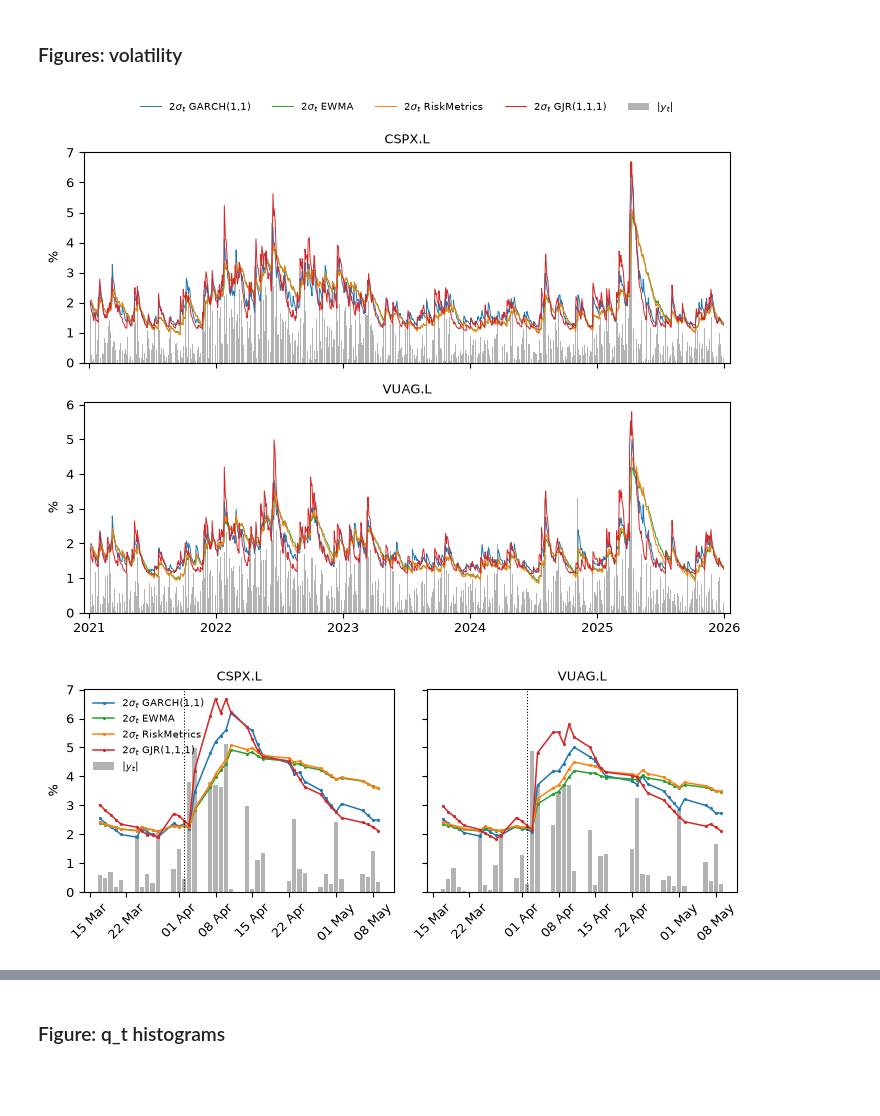
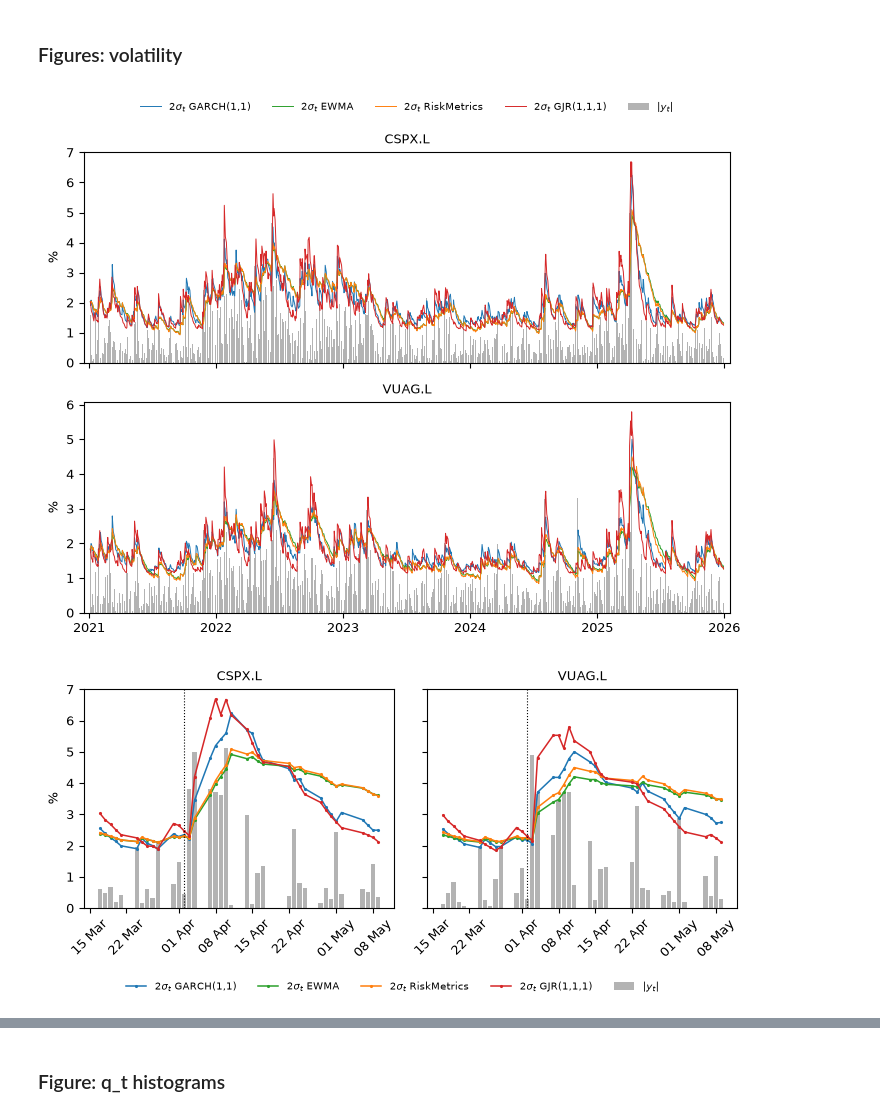
Before and after one commit to asa469/EQF-Assignment-2, a Jupyter notebook: EQF Assignment 2 (9-10 change).ipynb, the cells around one changed output, grey strips where cells are left out. Saved outputs shown, nothing was run; the diff lists cells and outputs as text; code cells hidden in the pictures; blank space fills up the shorter version.

```diff
--- a/EQF Assignment 2 (9-10 change).ipynb
+++ b/EQF Assignment 2 (9-10 change).ipynb
@@ -429,0 +476,8 @@ write("tab_grid_top.tex", "\n".join(lines))
+# %%
+for a in assets:
+    r = results[a]
+    small, big = r["grid"][r["best"]], r["grid"][r["best_aic"]]
+    lr = 2 * (big["loglik"] - small["loglik"])
+    df = big["k"] - small["k"]
+    print(f"{a}: {gjr_name(r['best'])} vs {gjr_name(r['best_aic'])}: LR = {lr:.2f}, df = {df}, "
+          f"p = {stats.chi2.sf(lr, df):.3f}")
@@ -436,7 +493,10 @@ lines = []
 for a in assets:
     r = results[a]
     models = {**r["base"], "GJR": r["grid"][r["best"]], "GJR-t": r["t"]}
-    names = ["GARCH(1,1)", "EWMA", "RiskMetrics", gjr_name(r["best"]), gjr_name(r["best"]) + "-$t$"]
+    # dagger: alpha_1 estimated on the boundary (0), so the standard errors in that column are unreliable
+    dag = lambda m: r"$^\dagger$" if m["theta"][2] < 1e-4 else ""
+    names = ["GARCH(1,1)", "EWMA", "RiskMetrics", gjr_name(r["best"]) + dag(models["GJR"]),
+             gjr_name(r["best"]) + "-$t$" + dag(models["GJR-t"])]
     used = [l for l in order if any(l in m["model"].labels for m in models.values())]
     lines += [rf"\multicolumn{{6}}{{l}}{{\textit{{{a}}}}} \\", r"\midrule" if a == assets[0] else "",
               " & " + " & ".join(names) + r" \\", r"\midrule"]
@@ -490,6 +550,8 @@ for a in assets:
         lr_lines.append((a, label, lr, df, stats.chi2.sf(lr, df)))
 lines = [r"\begin{tabular}{llrrr}", r"\toprule", r" & Restricted vs unrestricted & LR & df & $p$ \\", r"\midrule"]
 for i, (a, label, lr, df, p) in enumerate(lr_lines):
+    if i and i % 3 == 0:
+        lines.append(r"\midrule")
     lines.append(f"{a if i % 3 == 0 else ''} & {label} & {fmt(lr, 2)} & {df} & {fmt_p(p)}" + r" \\")
 lines += [r"\bottomrule", r"\end{tabular}"]
 write("tab_lr.tex", "\n".join(lines))
@@ -495,0 +560,23 @@ write("tab_lr.tex", "\n".join(lines))
+# %%
+# RiskMetrics fixes mu at the sample mean, which is not the ML estimate; LR test against EWMA with mu at ML instead
+for a in assets:
+    y = returns[a].values
+    m = Model("EWMA")
+    res = minimize(lambda th: -m.loglik_obs(np.array([th[0], 0.94]), y).sum(), [y.mean()], method="Nelder-Mead")
+    lr = 2 * (results[a]["base"]["EWMA"]["loglik"] + res.fun)
+    print(f"{a}: RiskMetrics with mu at ML ({res.x[0]:.4f}, sample mean {y.mean():.4f}): "
+          f"LR vs EWMA = {lr:.2f}, p = {stats.chi2.sf(lr, 1):.3f}")
+
+# alpha_1 = 0 lies on the boundary; GJR(1,0,1) imposes it (outside the grid of the assignment, q = 0)
+print()
+for a in assets:
+    y = returns[a].values
+    r = results[a]
+    th, tt = r["grid"][(1, 1, 1)]["theta"], r["t"]["theta"]
+    for name, free, restr in [
+        ("normal", r["grid"][(1, 1, 1)], fit(Model("GJR", 1, 0, 1), y, [th[[0, 1, 3, 4]]])),
+        ("t", r["t"], fit(Model("GJR", 1, 0, 1, dist="t"), y, [tt[[0, 1, 3, 4, 5]]]))]:
+        print(f"{a} {name}: logL {free['loglik']:.3f} (alpha_1 free) vs {restr['loglik']:.3f} (alpha_1 = 0)")
+        for lab, est, se in zip(restr["model"].labels, restr["theta"], restr["se_rob"]):
+            se_free = free["se_rob"][free["model"].labels.index(lab)]
+            print(f"    {lab:10s} {est:8.4f}  robust s.e. {se:.4f} (alpha_1 free: {se_free:.4f}), t = {est / se:.1f}")
@@ -539,37 +644,38 @@ axes[0].legend(ncol=5, loc="upper center", frameon=False, bbox_to_anchor=(0.5, 1
 fig.tight_layout()
 fig.savefig(os.path.join(OUT, "fig_vol_full.pdf"))
 plt.show()
 
 window = (dates >= "2025-03-17") & (dates <= "2025-05-09")
-fig, axes = plt.subplots(1, 2, figsize=(7.2, 3.0), sharey=True)
+fig, axes = plt.subplots(1, 2, figsize=(7.2, 3.4), sharey=True)
 for ax, a in zip(axes, assets):
     ax.bar(dates[window], np.abs(returns[a][window]), width=0.8, color="0.7", label="$|y_t|$")
     for label, m, col in model_set(a):
         ax.plot(dates[window], 2 * np.sqrt(m["s2"][window]), color=col, lw=1.1, marker=".", ms=2.5,
                 label=rf"$2\sigma_t$ {label}")
     ax.axvline(LIBERATION_DAY, color="k", ls=":", lw=0.8)
     ax.set_title(a)
     ax.tick_params(axis="x", labelrotation=45)
     ax.xaxis.set_major_formatter(matplotlib.dates.DateFormatter("%d %b"))
 axes[0].set_ylabel("%")
-axes[0].legend(loc="upper left", frameon=False)
-fig.tight_layout()
+handles, labels = axes[0].get_legend_handles_labels()
+fig.legend(handles, labels, loc="lower center", ncol=5, frameon=False)
+fig.tight_layout(rect=(0, 0.07, 1, 1))
 fig.savefig(os.path.join(OUT, "fig_vol_liberation.pdf"))
 plt.show()
 
 # values around Liberation Day for the text
 print("\n2*sigma_t around Liberation Day")
 for a in assets:
     tab = pd.DataFrame({label: 2 * np.sqrt(m["s2"]) for label, m, _ in model_set(a)}, index=dates)
     tab["|y|"] = returns[a].abs()
     print(a)
     print(tab.loc["2025-03-31":"2025-04-25"].round(2).to_string())
     pre = tab.loc["2025-03-03":"2025-03-31"].mean()
     peak = tab.loc["2025-04-01":"2025-04-30"].max()
     print("March mean\n", pre.round(2).to_string(), "\nApril max\n", peak.round(2).to_string())
 # %% [output]
 [figure]
-[figure, old version]
+[figure, new version]
 2*sigma_t around Liberation Day
 CSPX.L
             GARCH(1,1)  EWMA  RiskMetrics  GJR(1,1,1)   |y|
```
Also changed, not shown: parts of 13 cells of this notebook, 11 other files.
